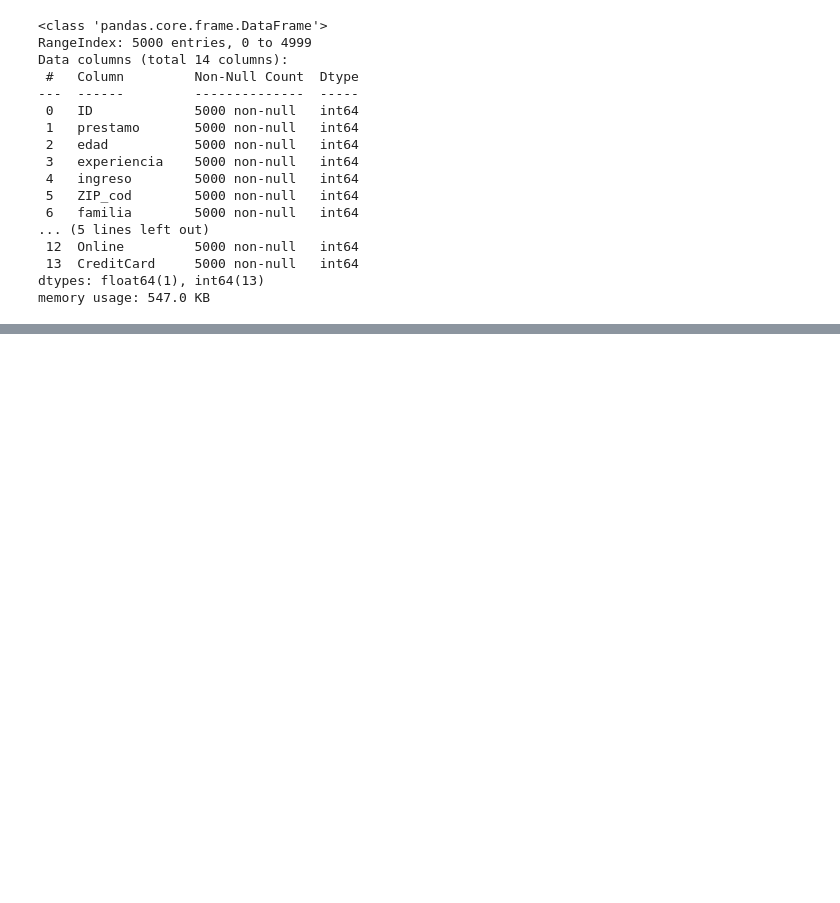
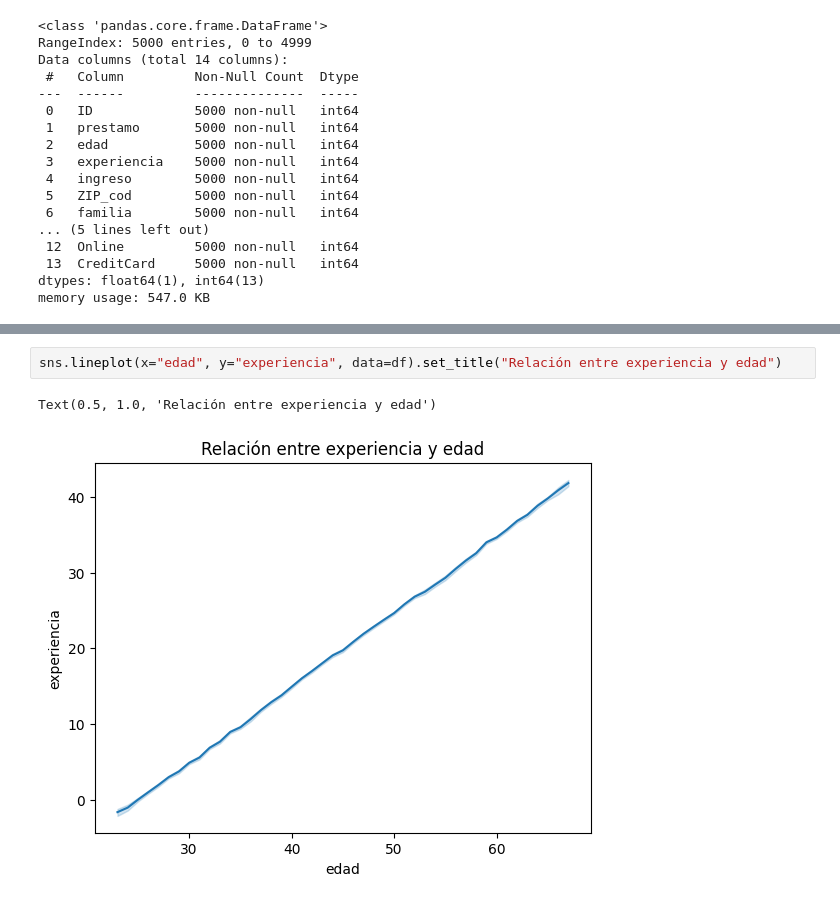
Before and after one commit to where-are-the-avocados/Data-Analysis, a Jupyter notebook: project_n1.ipynb, the cells around one changed output, grey strips where cells are left out. Saved outputs shown, nothing was run; the diff lists cells and outputs as text; blank space fills up the shorter version.

```diff
--- a/project_n1.ipynb
+++ b/project_n1.ipynb
@@ -40,0 +93,5 @@ memory usage: 547.0 KB
+# %%
+sns.lineplot(x="edad", y="experiencia", data=df).set_title("Relación entre experiencia y edad")
+# %% [output]
+Text(0.5, 1.0, 'Relación entre experiencia y edad')
+[figure, added]
```
Also changed, not shown: parts of 8 cells of this notebook, 1 other file.
